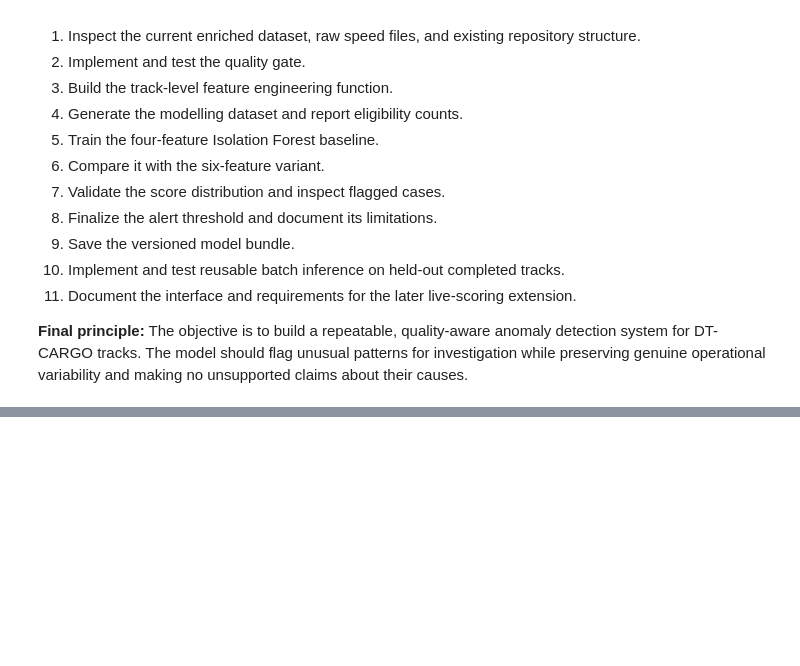
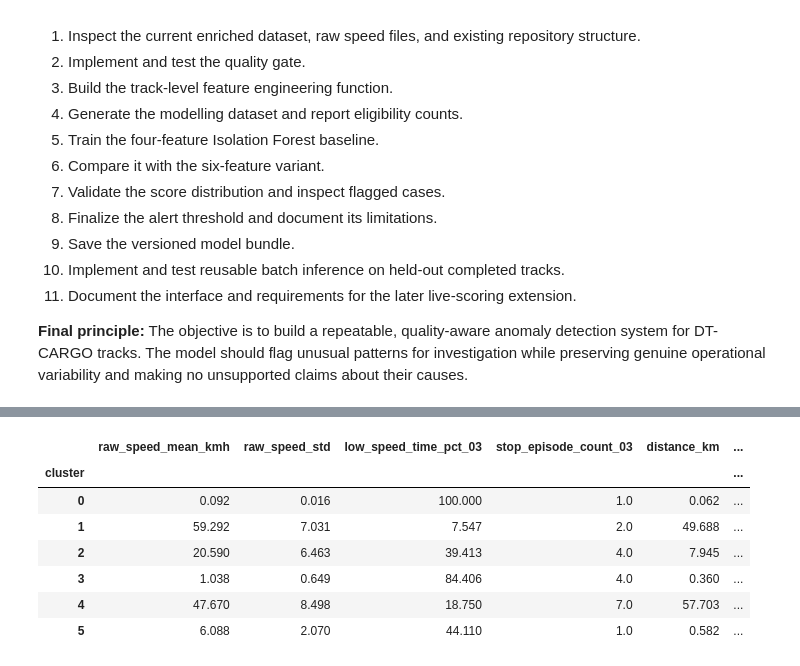
Before and after one commit to Bhargeshjani03/dt-cargo-vehicle-telemetry-, a Jupyter notebook: notebooks/PCA_analysis.ipynb, the cells around one changed output, grey strips where cells are left out. Drawn from its saved outputs; the diff is of its cells as text; code cells hidden in the pictures; blank space fills up the shorter version.

```diff
--- a/notebooks/PCA_analysis.ipynb
+++ b/notebooks/PCA_analysis.ipynb
@@ -8094,0 +8121,92 @@ Implement the project in this order:
+# %%
+
+import numpy as np
+import pandas as pd
+
+# Compare the existing fitted K-Means models.
+k_values = [4, 5, 6]
+
+assert len(profile_df) == X_movement_scaled.shape[0], (
+    "Row-count mismatch: verify track alignment before comparing models."
+)
+
+# Core features used to interpret the clusters.
+movement_features = [
+    "raw_speed_mean_kmh",
+    "raw_speed_std",
+    "low_speed_time_pct_03",
+    "stop_episode_count_03",
+]
+
+# Additional descriptive variables, not clustering inputs.
+context_features = [
+    "distance_km",
+    "duration_minutes",
+    "home_base",
+    "long_haul",
+    "industrial_area",
+    "rest_area",
+    "service_area_fuel",
+]
+
+required = movement_features + context_features
+missing = [c for c in required if c not in profile_df.columns]
+
+if missing:
+    print("Missing columns:", missing)
+    print("Update the feature names to match profile_df.")
+else:
+    cluster_labels = {}
+    profile_tables = {}
+    size_tables = {}
+
+    for k in k_values:
+        model = movement_models[("Standardized features", k)]
+        labels = model.labels_
+
+        assert len(labels) == len(profile_df), (
+            f"Label length mismatch for k={k}"
+        )
+
+        cluster_labels[k] = labels
+
+        temp = profile_df[required].copy()
+        temp["_cluster"] = labels
+
+        # Cluster sizes and percentages.
+        counts = temp["_cluster"].value_counts().sort_index()
+        sizes = pd.DataFrame({
+            "cluster": counts.index,
+            "tracks": counts.values,
+            "share_pct": (
+                counts.values / len(temp) * 100
+            ).round(2),
+        })
+        sizes["k"] = k
+        size_tables[k] = sizes
+
+        # Median profiles for numerical features.
+        medians = temp.groupby("_cluster")[
+            movement_features + ["distance_km", "duration_minutes"]
+        ].median()
+
+        medians.index.name = "cluster"
+        profile_tables[k] = medians.round(3)
+
+    size_comparison = pd.concat(
+        size_tables.values(), ignore_index=True
+    )
+
+    print("CLUSTER SIZE COMPARISON")
+    display(
+        size_comparison[
+            ["k", "cluster", "tracks", "share_pct"]
+        ].sort_values(["k", "cluster"])
+    )
+
+    for k in k_values:
+        print(f"\nMEDIAN FEATURE PROFILES — k={k}")
+        display(profile_tables[k])
+
+    print("\nCLUSTER LABELS READY FOR STABILITY COMPARISON")
+# %% [output]
@@ -8094,0 +8246,8 @@ Implement the project in this order:
+|  | raw_speed_mean_kmh | raw_speed_std | low_speed_time_pct_03 | stop_episode_count_03 | distance_km | ... |
+| cluster |  |  |  |  |  | ... |
+| 0 | 0.092 | 0.016 | 100.000 | 1.0 | 0.062 | ... |
+| 1 | 59.292 | 7.031 | 7.547 | 2.0 | 49.688 | ... |
+| 2 | 20.590 | 6.463 | 39.413 | 4.0 | 7.945 | ... |
+| 3 | 1.038 | 0.649 | 84.406 | 4.0 | 0.360 | ... |
+| 4 | 47.670 | 8.498 | 18.750 | 7.0 | 57.703 | ... |
+| 5 | 6.088 | 2.070 | 44.110 | 1.0 | 0.582 | ... |
```
Also changed, not shown: parts of 9 cells of this notebook.
